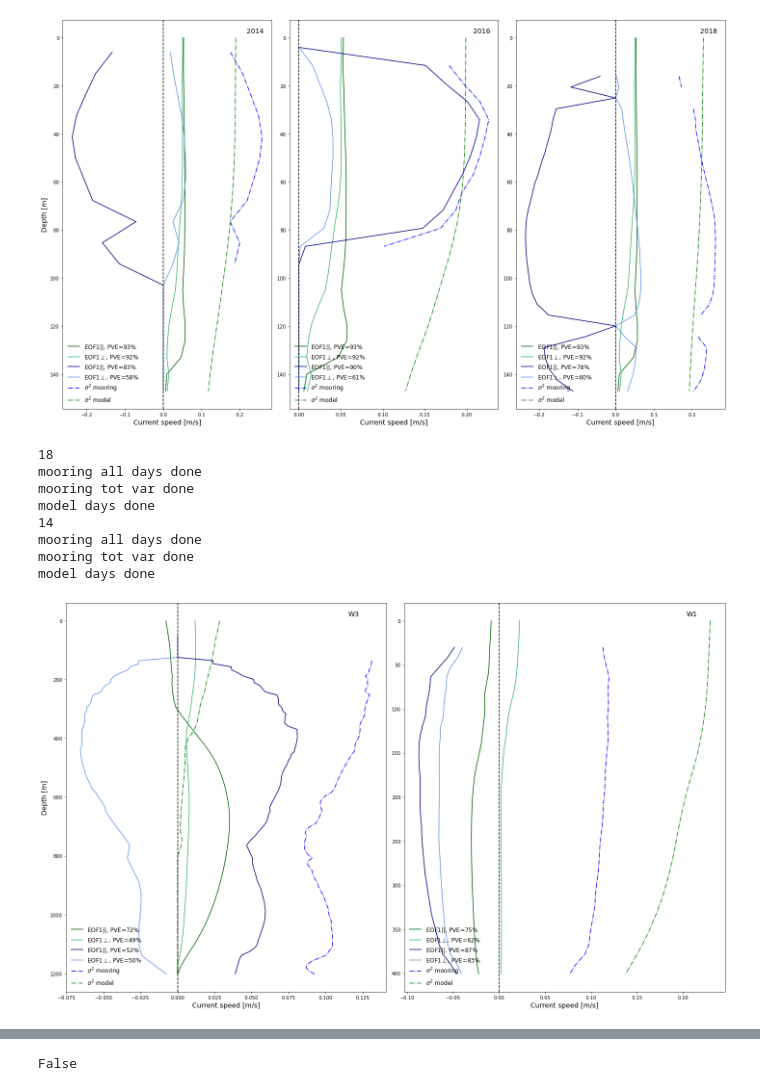
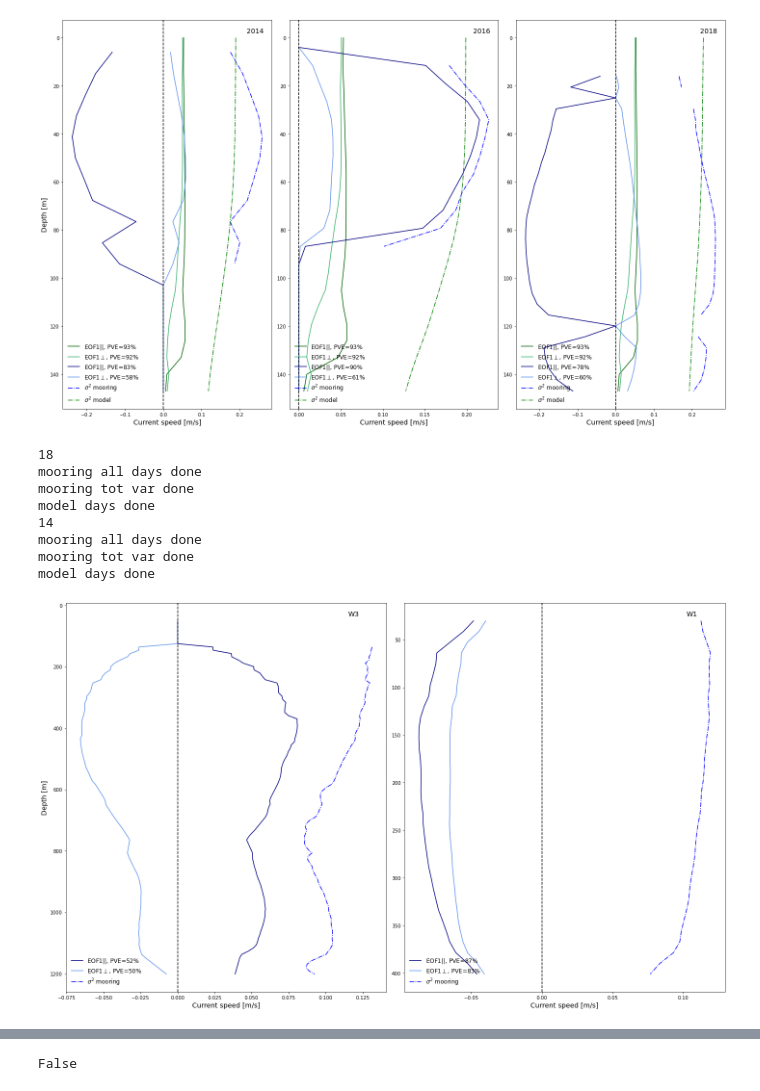
Before and after one commit to kaje2301/Master_2022, a Jupyter notebook: Model_Moor_EOF.ipynb, the cells around one changed output, grey strips where cells are left out. Saved outputs shown, nothing was run; the diff lists cells and outputs as text; code cells hidden in the pictures.

```diff
--- a/Model_Moor_EOF.ipynb
+++ b/Model_Moor_EOF.ipynb
@@ -942,8 +942,8 @@ for axs, i, b, t in zip(axs.flat, [3,4,5], [2935,1500,645], [70,80,80]):#,6 ,640
     #Plotting:
 
     # Plotting EOF mod, GREEEN
-    axs.plot(PCAp1,dyp_mo, label= f'EOF1$||$, PVE={PVE1p}%', color='darkgreen')  # linestyle='--',
-    axs.plot(PCAo1,dyp_mo, label= f'EOF1$\perp$, PVE={PVE1o}%', color='mediumseagreen')
+    #axs.plot(PCAp1,dyp_mo, label= f'EOF1$||$, PVE={PVE1p}%', color='darkgreen')  # linestyle='--',
+    #axs.plot(PCAo1,dyp_mo, label= f'EOF1$\perp$, PVE={PVE1o}%', color='mediumseagreen')
     # Plotting EOF moor, BLUE
     axs.plot(EOFp,dyp_mr, label= f'EOF1$||$, PVE={PVEp}%', color='navy')
     axs.plot(EOFo,dyp_mr, label= f'EOF1$\perp$, PVE={PVEo}%', color='cornflowerblue')
@@ -952,7 +952,7 @@ for axs, i, b, t in zip(axs.flat, [3,4,5], [2935,1500,645], [70,80,80]):#,6 ,640
     #axs.plot(EOFos,dyp_mr, linestyle='--', label= f'EOF1$\perp_5d$, PVE={PVEos}%', color='cornflowerblue')
     # Plotting mod and moor tot.varians with depth
     axs.plot(var_mr,dyp_mr, linestyle='-.', label= f'$\sigma^2$ mooring', color='b')
-    axs.plot(var_mo,dyp_mo, linestyle='-.', label= f'$\sigma^2$ model', color='g')
+    #axs.plot(var_mo,dyp_mo, linestyle='-.', label= f'$\sigma^2$ model', color='g')
 
     axs.axvline(0, color='k', linestyle = '--')
     axs.invert_yaxis()
@@ -961,7 +961,7 @@ for axs, i, b, t in zip(axs.flat, [3,4,5], [2935,1500,645], [70,80,80]):#,6 ,640
     axs.text(0.88, 0.98, f'{mooring[i-3]}', color='k', fontsize=14, transform=axs.transAxes, verticalalignment='top')
 fig.tight_layout()
 
-plt.savefig('EOF_lofoten_presentation.pdf', dpi = 300)
+plt.savefig('EOF_lofoten_presentation_obs.pdf', dpi = 300)
 # %% [output]
 3
 mooring all days done
@@ -1028,8 +1028,8 @@ for axs, i, b, t in zip(axs.flat, [7,8],[1535,850],[0,0]): # ,9 ,1209 ,0
     #Plotting:
 
     # Plotting EOF mod, GREEEN
-    axs.plot(PCAp1,dyp_mo, label= f'EOF1$||$, PVE={PVE1p}%', color='darkgreen')  # linestyle='--',
-    axs.plot(PCAo1,dyp_mo, label= f'EOF1$\perp$, PVE={PVE1o}%', color='mediumseagreen')
+    #axs.plot(PCAp1,dyp_mo, label= f'EOF1$||$, PVE={PVE1p}%', color='darkgreen')  # linestyle='--',
+    #axs.plot(PCAo1,dyp_mo, label= f'EOF1$\perp$, PVE={PVE1o}%', color='mediumseagreen')
     # Plotting EOF moor, BLUE
     axs.plot(EOFp,dyp_mr, label= f'EOF1$||$, PVE={PVEp}%', color='navy')
     axs.plot(EOFo,dyp_mr, label= f'EOF1$\perp$, PVE={PVEo}%', color='cornflowerblue')
@@ -1038,7 +1038,7 @@ for axs, i, b, t in zip(axs.flat, [7,8],[1535,850],[0,0]): # ,9 ,1209 ,0
     #axs.plot(EOFos,dyp_mr, linestyle='--', label= f'EOF1$\perp_5d$, PVE={PVEos}%', color='cornflowerblue')
     # Plotting mod and moor tot.varians with depth
     axs.plot(var_mr,dyp_vmr, linestyle='-.', label= f'$\sigma^2$ mooring', color='b')
-    axs.plot(var_mo,dyp_mo, linestyle='-.', label= f'$\sigma^2$ model', color='g')
+    #axs.plot(var_mo,dyp_mo, linestyle='-.', label= f'$\sigma^2$ model', color='g')
 
     axs.axvline(0, color='k', linestyle = '--')
     axs.invert_yaxis()
@@ -1047,7 +1047,7 @@ for axs, i, b, t in zip(axs.flat, [7,8],[1535,850],[0,0]): # ,9 ,1209 ,0
     axs.text(0.88, 0.98, f'{mooring[i-7]}', color='k', fontsize=14, transform=axs.transAxes, verticalalignment='top')
 fig.tight_layout()
 
-plt.savefig('EOF_yermark_presentation.pdf', dpi = 300)
+plt.savefig('EOF_yermark_presentation_obs.pdf', dpi = 300)
 # %% [output]
 7
 mooring all days done
@@ -1194,38 +1194,38 @@ for axs, i, b, t, m in zip(axs.flat,[18,14], [1202,401],[50,30], ['W3','W1']): #
 
     #-------------------------------------------------------------------------------------------------------
     #Plotting:
 
     # Plotting EOF mod, GREEEN
-    axs.plot(PCAp1,dyp_mo, label= f'EOF1$||$, PVE={PVE1p}%', color='darkgreen')  # linestyle='--',
-    axs.plot(PCAo1,dyp_mo, label= f'EOF1$\perp$, PVE={PVE1o}%', color='mediumseagreen')
+    #axs.plot(PCAp1,dyp_mo, label= f'EOF1$||$, PVE={PVE1p}%', color='darkgreen')  # linestyle='--',
+    #axs.plot(PCAo1,dyp_mo, label= f'EOF1$\perp$, PVE={PVE1o}%', color='mediumseagreen')
     # Plotting EOF moor, BLUE
     axs.plot(EOFp,dyp_mr, label= f'EOF1$||$, PVE={PVEp}%', color='navy')
     axs.plot(EOFo,dyp_mr, label= f'EOF1$\perp$, PVE={PVEo}%', color='cornflowerblue')
     # Plottign EOF moor 5 dager average, BLUE --
     #axs.plot(EOFps,dyp_mr, linestyle='--', label= f'EOF1$||_5d$, PVE={PVEps}%', color='navy')
     #axs.plot(EOFos,dyp_mr, linestyle='--', label= f'EOF1$\perp_5d$, PVE={PVEos}%', color='cornflowerblue')
     # Plotting mod and moor tot.varians with depth
     axs.plot(var_mr,dyp_vmr, linestyle='-.', label= f'$\sigma^2$ mooring', color='b')
-    axs.plot(var_mo,dyp_mo, linestyle='-.', label= f'$\sigma^2$ model', color='g')
+    #axs.plot(var_mo,dyp_mo, linestyle='-.', label= f'$\sigma^2$ model', color='g')
 
     axs.axvline(0, color='k', linestyle = '--')
     axs.invert_yaxis()
     axs.set_xlabel('Current speed [m/s]', fontsize=14)
     axs.legend(frameon=False, fontsize=12, loc="lower left")
     axs.text(0.88, 0.98, f'{m}', color='k', fontsize=14, transform=axs.transAxes, verticalalignment='top')
 fig.tight_layout()
 
-plt.savefig('EOF_NSvalbard_presentation_west.pdf', dpi = 300)
+plt.savefig('EOF_NSvalbard_presentation_west_obs.pdf', dpi = 300)
 # %% [output]
 18
 mooring all days done
 mooring tot var done
 model days done
 14
 mooring all days done
 mooring tot var done
 model days done
-[figure, old version]
+[figure, new version]
 # %%
 warnings.simplefilter("ignore")
 fig, axs = plt.subplots(1,2,figsize=(20,12))
```
Also changed, not shown: parts of 3 cells of this notebook, 3 other files.
